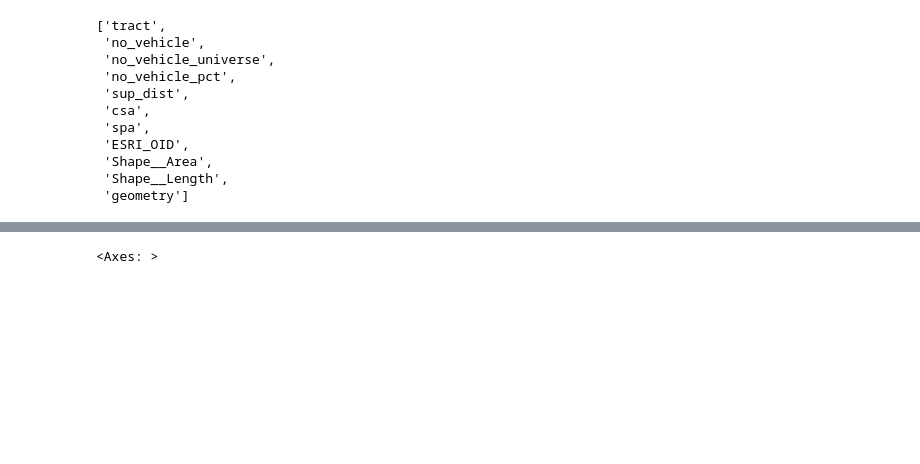
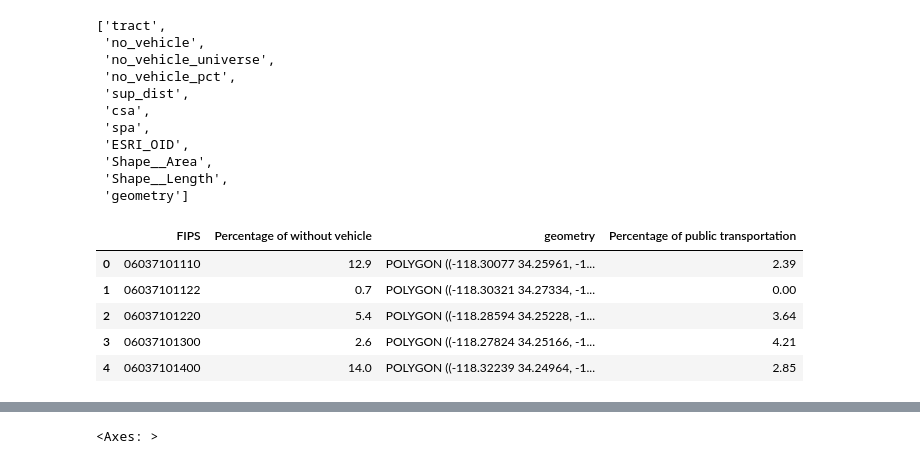
Before and after one commit to tomo-ujikawa/up221-tomohiro, a Jupyter notebook: GroupAssignment3/Means_of_transportation.ipynb, the cells around one changed output, grey strips where cells are left out. Cells and saved outputs as stored; diff of their text form; code cells hidden in the pictures; blank space fills up the shorter version.

```diff
--- a/GroupAssignment3/Means_of_transportation.ipynb
+++ b/GroupAssignment3/Means_of_transportation.ipynb
@@ -321,7 +342,7 @@ columns2
  'Shape__Length',
  'geometry']
 # %%
-tracts2.columns = ['tract',
+tracts2.columns = ['FIPS',
  'no_vehicle',
  'no_vehicle_universe',
  'Percentage of without vehicle',
@@ -333,3 +354,19 @@ tracts2.columns = ['tract',
  'Shape__Length',
  'geometry']
 # change the column names to common language
+# %%
+# changing dataframe into a dataframe with only necessary columns
+tracts2 = tracts2[['FIPS','Percentage of without vehicle','geometry']]
+# %%
+# FIPS must be used as strings!!
+# create a new dataframe based on the join
+tracts_combined=tracts2.merge(df4,on="FIPS")
+# on="FIPS" means "merge based on FIPS"
+tracts_combined.head()
+# %% [output]
+|  | FIPS | Percentage of without vehicle | geometry | Percentage of public transportation |
+| 0 | 06037101110 | 12.9 | POLYGON ((-118.30077 34.25961, -1... | 2.39 |
+| 1 | 06037101122 | 0.7 | POLYGON ((-118.30321 34.27334, -1... | 0.00 |
+| 2 | 06037101220 | 5.4 | POLYGON ((-118.28594 34.25228, -1... | 3.64 |
+| 3 | 06037101300 | 2.6 | POLYGON ((-118.27824 34.25166, -1... | 4.21 |
+| 4 | 06037101400 | 14.0 | POLYGON ((-118.32239 34.24964, -1... | 2.85 |
```
Also changed, not shown: parts of 12 cells of this notebook, 3 other files.
